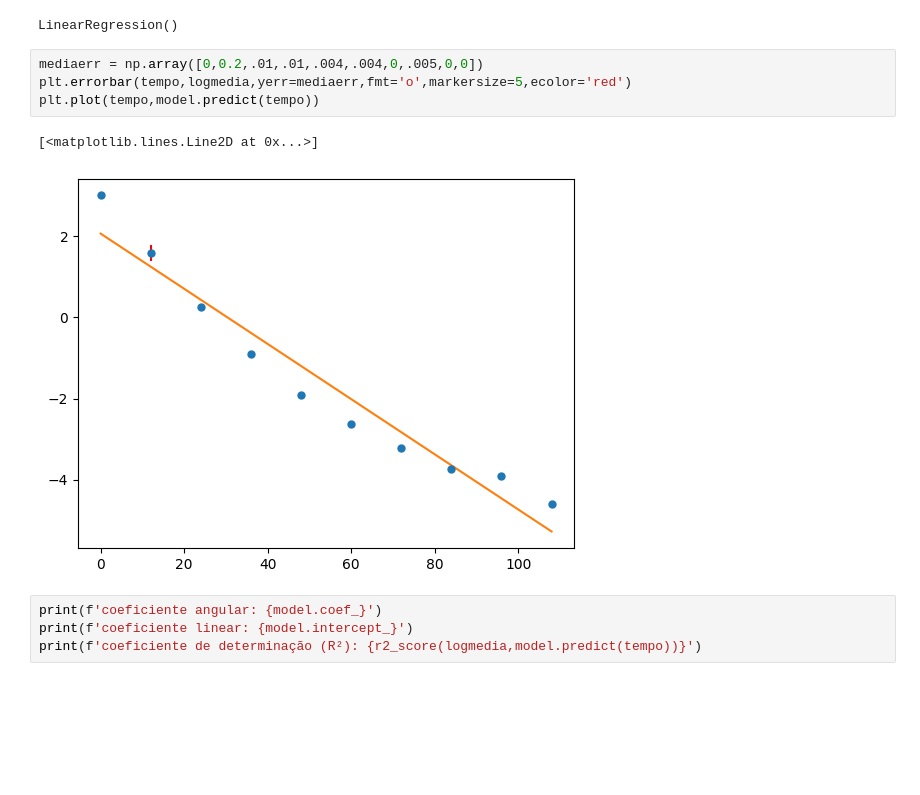
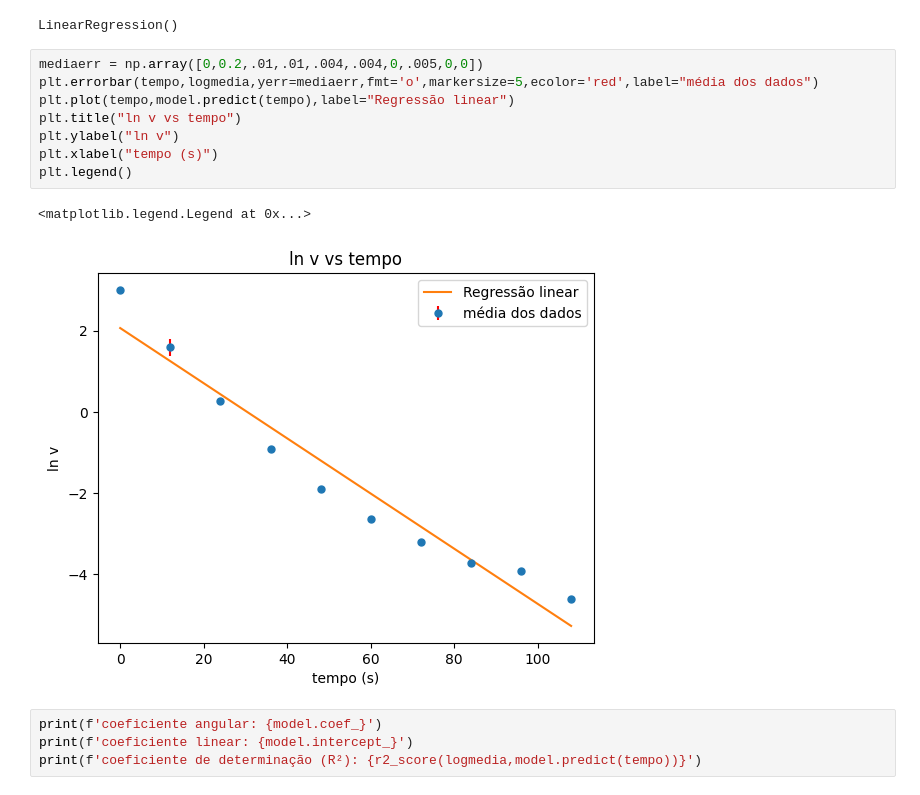
Before and after one commit to mickpires/primeiro-relat-rio, a Jupyter notebook: analise.ipynb, the cells around one changed output. Drawn from its saved outputs; the diff is of its cells as text; blank space fills up the shorter version.

```diff
--- a/analise.ipynb
+++ b/analise.ipynb
@@ -70,11 +70,15 @@ model.fit(tempo,logmedia)
 LinearRegression()
 # %%
 mediaerr = np.array([0,0.2,.01,.01,.004,.004,0,.005,0,0])
-plt.errorbar(tempo,logmedia,yerr=mediaerr,fmt='o',markersize=5,ecolor='red')
-plt.plot(tempo,model.predict(tempo))
+plt.errorbar(tempo,logmedia,yerr=mediaerr,fmt='o',markersize=5,ecolor='red',label="média dos dados")
+plt.plot(tempo,model.predict(tempo),label="Regressão linear")
+plt.title("ln v vs tempo")
+plt.ylabel("ln v")
+plt.xlabel("tempo (s)")
+plt.legend()
 # %% [output]
-[<matplotlib.lines.Line2D at 0x...>]
+<matplotlib.legend.Legend at 0x...>
-[figure, old version]
+[figure, new version]
 # %%
 print(f'coeficiente angular: {model.coef_}')
 print(f'coeficiente linear: {model.intercept_}')
```
